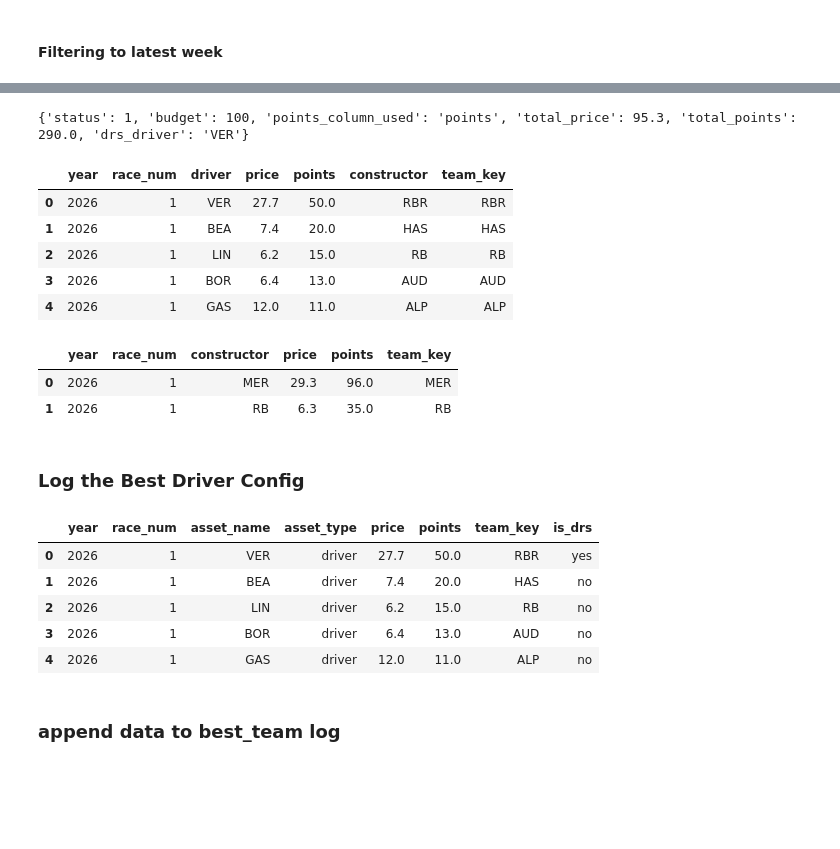
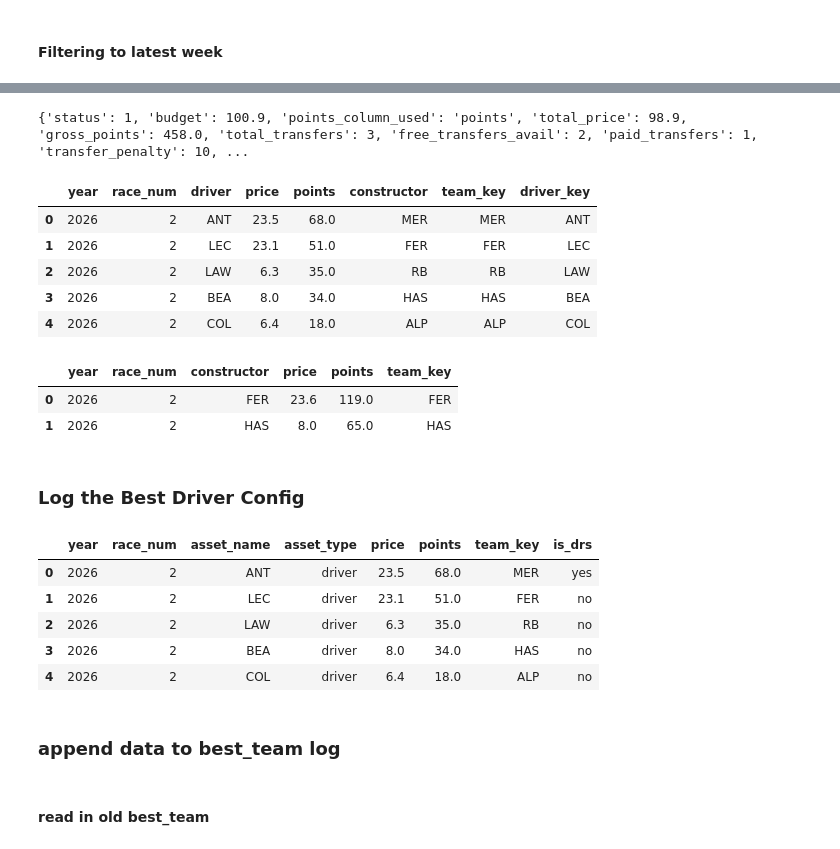
Before and after one commit to jguptil1/F1Fantasy, a Jupyter notebook: notebooks/evaluation/postRaceEvaluation.ipynb, the cells around one changed output, grey strips where cells are left out. Cells and saved outputs as stored; diff of their text form; code cells hidden in the pictures; blank space fills up the shorter version.

```diff
--- a/notebooks/evaluation/postRaceEvaluation.ipynb
+++ b/notebooks/evaluation/postRaceEvaluation.ipynb
@@ -263,36 +271,43 @@ last_week_constructors
 #cols needed: year, race_num, constructor, price, points
 last_week_constructors = last_week_constructors.rename(columns={'race':'race_num'})
 last_week_constructors = last_week_constructors[["year", "race_num", "constructor", "price", "points"]]
+# %%
+last_week_lineup = {
+    "drivers": {"VER", "LEC", "HUL", "COL", "LAW"},
+    "constructors": {"FER", "RB"}
+}
 # %%
 drivers_sel, cons_sel, summary = to.optimize_team(
-    budget=100,
+    budget=100.9,
     drivers=last_week_drivers,
     cons=last_week_constructors,
+    last_week_lineup = last_week_lineup,
+    free_transfers_avail = 2,
     points_col="points",
     n_drivers=5,
     n_constructors=2,
     max_drivers_per_team=2,
     use_drs=True,
     drs_multiplier=2.0,
     solver_msg=False,
     require_driver_from_each_constructor=False,
     min_drivers_per_selected_constructor=1
 )
 
 print(summary)
 display(drivers_sel)
 display(cons_sel)
 # %% [output]
-{'status': 1, 'budget': 100, 'points_column_used': 'points', 'total_price': 95.3, 'total_points': 290.0, 'drs_driver': 'VER'}
+{'status': 1, 'budget': 100.9, 'points_column_used': 'points', 'total_price': 98.9, 'gross_points': 458.0, 'total_transfers': 3, 'free_transfers_avail': 2, 'paid_transfers': 1, 'transfer_penalty': 10, ...
-|  | year | race_num | driver | price | points | constructor | team_key |
-| 0 | 2026 | 1 | VER | 27.7 | 50.0 | RBR | RBR |
-| 1 | 2026 | 1 | BEA | 7.4 | 20.0 | HAS | HAS |
-| 2 | 2026 | 1 | LIN | 6.2 | 15.0 | RB | RB |
-| 3 | 2026 | 1 | BOR | 6.4 | 13.0 | AUD | AUD |
-| 4 | 2026 | 1 | GAS | 12.0 | 11.0 | ALP | ALP |
+|  | year | race_num | driver | price | points | constructor | team_key | driver_key |
+| 0 | 2026 | 2 | ANT | 23.5 | 68.0 | MER | MER | ANT |
+| 1 | 2026 | 2 | LEC | 23.1 | 51.0 | FER | FER | LEC |
+| 2 | 2026 | 2 | LAW | 6.3 | 35.0 | RB | RB | LAW |
+| 3 | 2026 | 2 | BEA | 8.0 | 34.0 | HAS | HAS | BEA |
+| 4 | 2026 | 2 | COL | 6.4 | 18.0 | ALP | ALP | COL |
 |  | year | race_num | constructor | price | points | team_key |
-| 0 | 2026 | 1 | MER | 29.3 | 96.0 | MER |
-| 1 | 2026 | 1 | RB | 6.3 | 35.0 | RB |
+| 0 | 2026 | 2 | FER | 23.6 | 119.0 | FER |
+| 1 | 2026 | 2 | HAS | 8.0 | 65.0 | HAS |
 # %% [markdown]
 ### Log the Best Driver Config
 # %%
@@ -326,12 +341,14 @@ best_team["is_drs"] = np.where(
 best_team.head()
 # %% [output]
 |  | year | race_num | asset_name | asset_type | price | points | team_key | is_drs |
-| 0 | 2026 | 1 | VER | driver | 27.7 | 50.0 | RBR | yes |
-| 1 | 2026 | 1 | BEA | driver | 7.4 | 20.0 | HAS | no |
-| 2 | 2026 | 1 | LIN | driver | 6.2 | 15.0 | RB | no |
-| 3 | 2026 | 1 | BOR | driver | 6.4 | 13.0 | AUD | no |
-| 4 | 2026 | 1 | GAS | driver | 12.0 | 11.0 | ALP | no |
+| 0 | 2026 | 2 | ANT | driver | 23.5 | 68.0 | MER | yes |
+| 1 | 2026 | 2 | LEC | driver | 23.1 | 51.0 | FER | no |
+| 2 | 2026 | 2 | LAW | driver | 6.3 | 35.0 | RB | no |
+| 3 | 2026 | 2 | BEA | driver | 8.0 | 34.0 | HAS | no |
+| 4 | 2026 | 2 | COL | driver | 6.4 | 18.0 | ALP | no |
 # %% [markdown]
 ### append data to best_team log
+# %% [markdown]
+#### read in old best_team
 # %%
 best_team_file_path = working_directory /'data' / 'myTeam' / 'bestTeam.csv'
```
Also changed, not shown: parts of 34 cells of this notebook, 23 other files.
